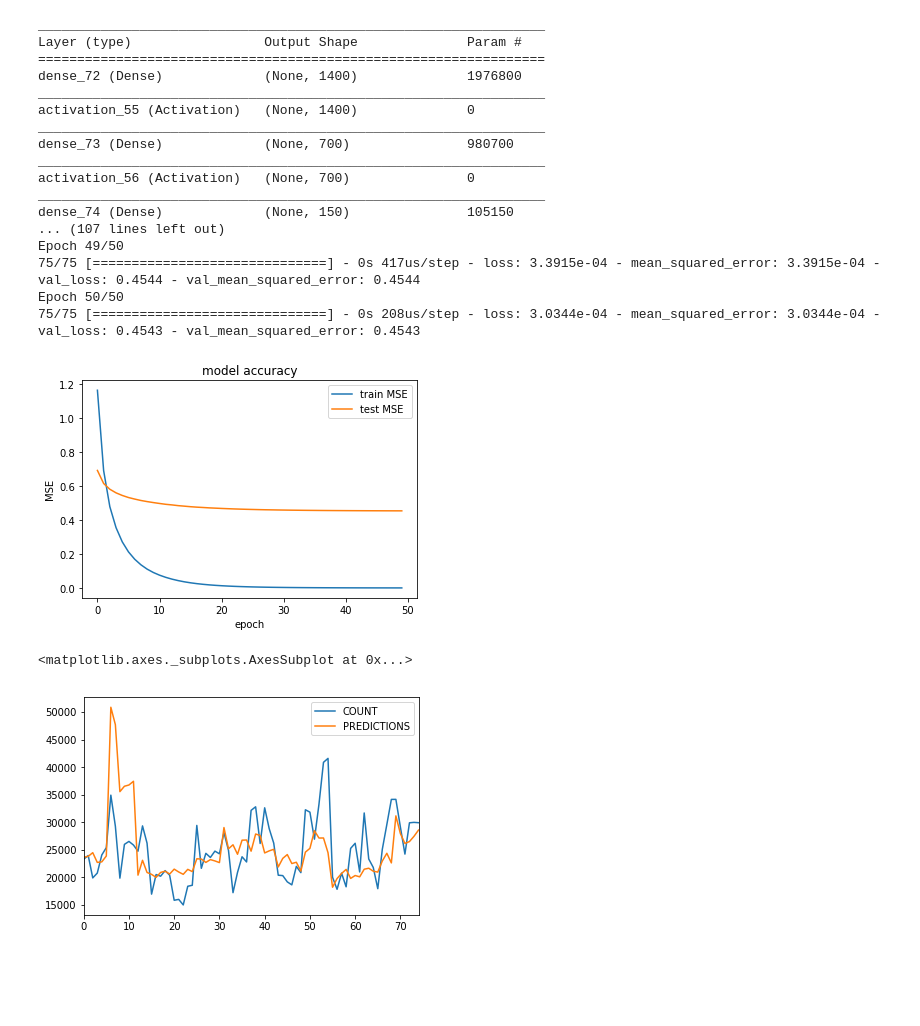
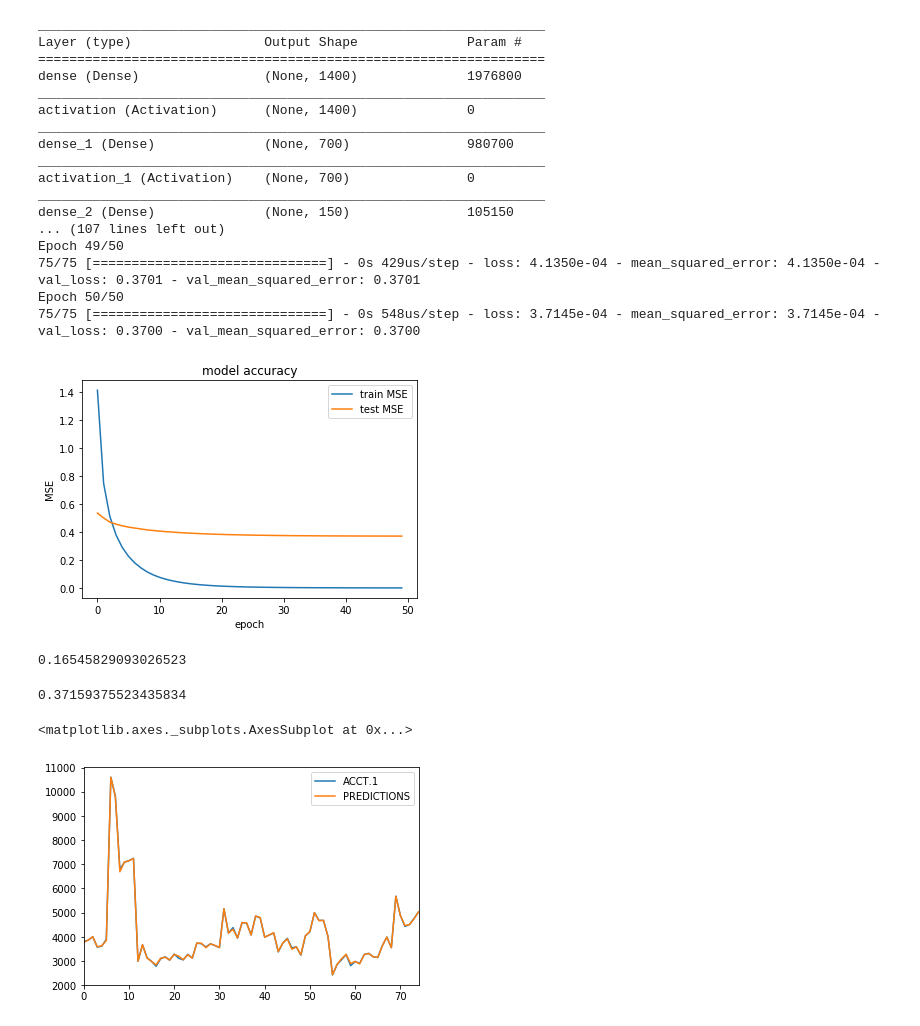
Before and after one commit to dkyol/People_Analytics, a Jupyter notebook: MultiLayer_Perceptron_SparseData_Improved_3hidden.ipynb, the cells around one changed output. Drawn from its saved outputs; the diff is of its cells as text; code cells hidden in the pictures; blank space fills up the shorter version.

Commit message:
Updated label name to correct plots

```diff
--- a/MultiLayer_Perceptron_SparseData_Improved_3hidden.ipynb
+++ b/MultiLayer_Perceptron_SparseData_Improved_3hidden.ipynb
@@ -3,7 +3,7 @@ import pandas as pd
 import numpy as np
 import matplotlib.pyplot as plt
 
-data = pd.read_csv('C:/.../opm_raw.txt', low_memory=False)
+data = pd.read_csv('C:/Users/604070/Desktop/Files/Performance/OPM_HR_Analytics/Dataset/opm_raw.txt', low_memory=False)
 
 def pre_process(df):
 
@@ -98,30 +99,42 @@ sgd = optimizers.SGD(lr=learning_rate)
 model.compile(loss=losses.mean_squared_error,
                   optimizer=sgd,
                   metrics=['mean_squared_error'])
+'''# save weights
+best_weights = ModelCheckpoint(filepath='C:/Users/604070/Desktop/Files/Opm_Web_App/weights/best.hdf5', verbose=1, save_best_only=True)'''
+
 
 fitted_model = model.fit(X_train, y_train,
               batch_size=batch_size,
               validation_data=(X_test, y_test),
               epochs=epochs,
+              #callbacks=[best_weights],
               verbose=1)
+
+'''#save model
+saved_model = model.to_json()
+with open('C:/Users/604070/Desktop/Files/Opm_Web_App/model/model.json', 'w') as json:
+    json.write(saved_model)'''
+
+# save model
+model.save('C:/Users/604070/Desktop/Files/Opm_Web_App/weights/best.hdf5')
 # %% [output]
 _________________________________________________________________
 Layer (type)                 Output Shape              Param #
 =================================================================
-dense_72 (Dense)             (None, 1400)              1976800
+dense (Dense)                (None, 1400)              1976800
 _________________________________________________________________
-activation_55 (Activation)   (None, 1400)              0
+activation (Activation)      (None, 1400)              0
 _________________________________________________________________
-dense_73 (Dense)             (None, 700)               980700
+dense_1 (Dense)              (None, 700)               980700
 _________________________________________________________________
-activation_56 (Activation)   (None, 700)               0
+activation_1 (Activation)    (None, 700)               0
 _________________________________________________________________
-dense_74 (Dense)             (None, 150)               105150
+dense_2 (Dense)              (None, 150)               105150
 ... (107 lines left out)
 Epoch 49/50
-75/75 [==============================] - 0s 417us/step - loss: 3.3915e-04 - mean_squared_error: 3.3915e-04 - val_loss: 0.4544 - val_mean_squared_error: 0.4544
+75/75 [==============================] - 0s 429us/step - loss: 4.1350e-04 - mean_squared_error: 4.1350e-04 - val_loss: 0.3701 - val_mean_squared_error: 0.3701
 Epoch 50/50
-75/75 [==============================] - 0s 208us/step - loss: 3.0344e-04 - mean_squared_error: 3.0344e-04 - val_loss: 0.4543 - val_mean_squared_error: 0.4543
+75/75 [==============================] - 0s 548us/step - loss: 3.7145e-04 - mean_squared_error: 3.7145e-04 - val_loss: 0.3700 - val_mean_squared_error: 0.3700
 # %%
 # plot of errors
 #print(fitted_model.history.keys())
@@ -134,17 +147,25 @@ plt.xlabel('epoch')
 plt.legend(['train MSE', 'test MSE'], loc='upper right')
 plt.show()
 # %% [output]
-[figure, old version]
+[figure, new version]
+# %%
+train['ACCT.1'].mean()
+# %% [output]
+0.16545829093026523
+# %%
+train['ACCT.1'].std()
+# %% [output]
+0.37159375523435834
 # %%
 def plot_predictions(df_preprocess, df_normal, features):
 
     df_original = df_preprocess.groupby('EFDATET').sum()
 
-    mean = df_original.COUNT.mean()
+    mean = df_original['ACCT.1'].mean()
 
-    std = df_original.COUNT.std()
+    std = df_original['ACCT.1'].std()
 
-    actuals = df_normal.COUNT * (std + 1) + mean
+    actuals = df_normal['ACCT.1'] * (std + 1) + mean
 
     predictions = model.predict(features)
 
@@ -160,10 +181,10 @@ train_table = plot_predictions(train, df_train, X_train)
 # %%
 #Comparison to training data should cause overfitting
 
-train_table[['EFDATET', 'COUNT', 'PREDICTIONS']].plot()
+train_table[['EFDATET', 'ACCT.1', 'PREDICTIONS']].plot()
 # %% [output]
 <matplotlib.axes._subplots.AxesSubplot at 0x...>
-[figure, old version]
+[figure, new version]
 # %%
 test_table = plot_predictions(test, df_test, X_test)
 test_table['MONTH'] = pd.DatetimeIndex(test_table['EFDATET']).month
```
Also changed, not shown: parts of 3 cells of this notebook.
